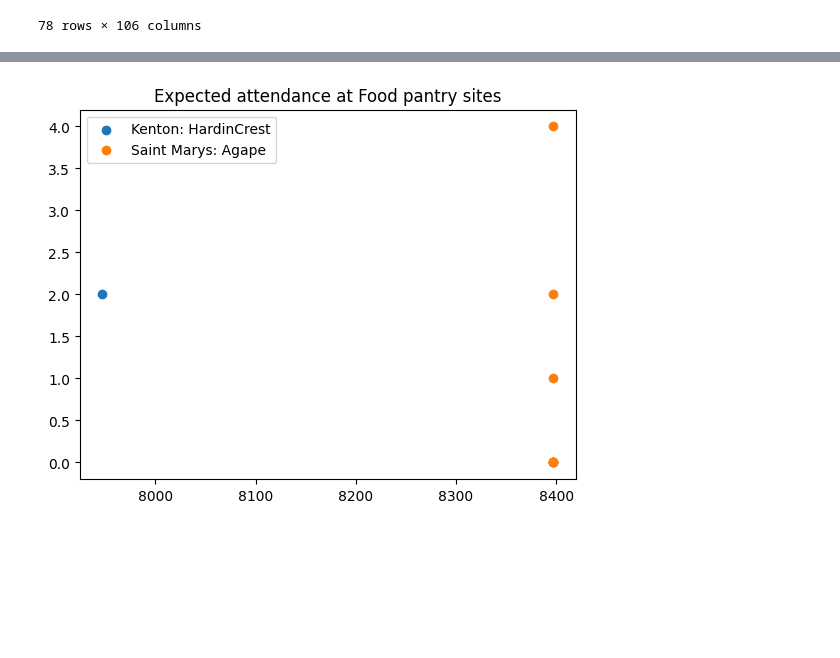
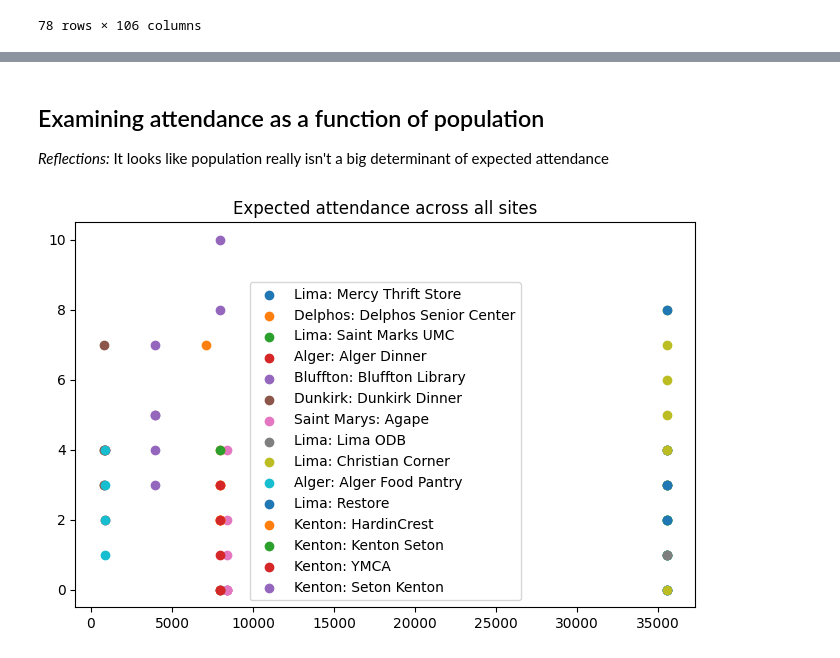
Before and after one commit to Human-Centered-Optimization-Lab/clinicOpt, a Jupyter notebook: tools/attendancePlaygorund.ipynb, the cells around one changed output, grey strips where cells are left out. Saved outputs shown, nothing was run; the diff lists cells and outputs as text; code cells hidden in the pictures; blank space fills up the shorter version.

```diff
--- a/tools/attendancePlaygorund.ipynb
+++ b/tools/attendancePlaygorund.ipynb
@@ -99,4 +104,7 @@ plot_site_type("Church")
-# %%
-plot_site_type("Food pantry")
-# %% [output]
-[figure, removed]
+# %% [markdown]
+## Examining attendance as a function of population
+_Reflections:_ It looks like population really isn't a big determinant of expected attendance
+# %%
+plot_site_type(events, legend=True)
+# %% [output]
+[figure, added]
```
Also changed, not shown: parts of 9 cells of this notebook.
